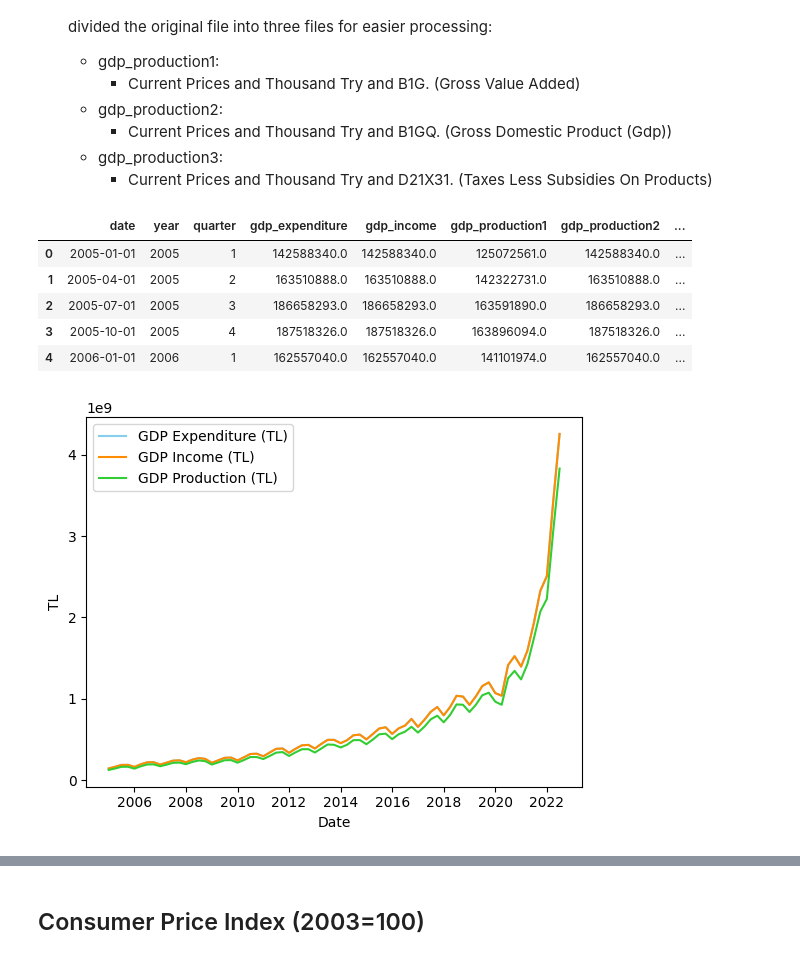
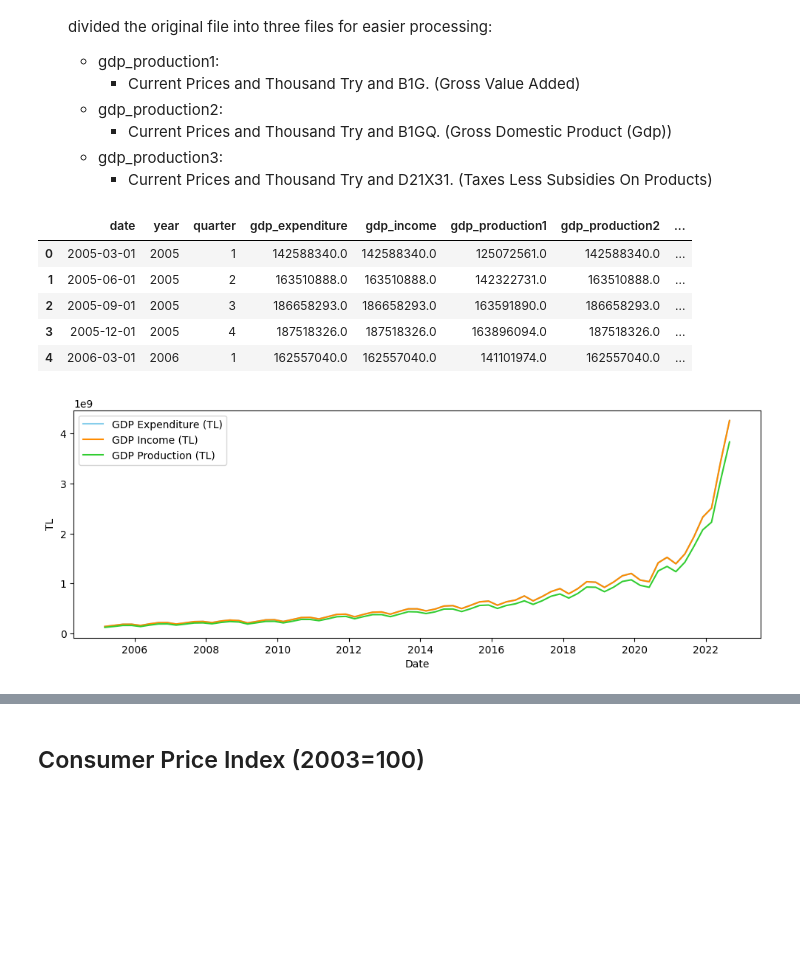
Before and after one commit to Ahmetyasin/CS512-project, a Jupyter notebook: CleaningTuikData.ipynb, the cells around one changed output, grey strips where cells are left out. Drawn from its saved outputs; the diff is of its cells as text; code cells hidden in the pictures; blank space fills up the shorter version.

```diff
--- a/CleaningTuikData.ipynb
+++ b/CleaningTuikData.ipynb
@@ -143,7 +143,7 @@ def clean_gdp_data(read_path, save_path=None, save_data=False, return_data=True)
 
     # Adding date column
     df['day'] = 1
-    df['month'] = df['quarter'].replace({1: 1, 2: 4, 3:7, 4:10})
+    df['month'] = df['quarter'].replace({1: 3, 2: 6, 3:9, 4:12})
     df.insert(0, 'date', pd.to_datetime(df[['year', 'month', 'day']]))
     df = df.drop(columns=['day', 'month'])
 
@@ -188,19 +183,20 @@ df = pd.read_csv('cleaned_data/gdp.csv', parse_dates=['date'])
 # %%
-df.head()
+merged_df.head()
 # %% [output]
 |  | date | year | quarter | gdp_expenditure | gdp_income | gdp_production1 | gdp_production2 | ... |
-| 0 | 2005-01-01 | 2005 | 1 | 142588340.0 | 142588340.0 | 125072561.0 | 142588340.0 | ... |
-| 1 | 2005-04-01 | 2005 | 2 | 163510888.0 | 163510888.0 | 142322731.0 | 163510888.0 | ... |
-| 2 | 2005-07-01 | 2005 | 3 | 186658293.0 | 186658293.0 | 163591890.0 | 186658293.0 | ... |
-| 3 | 2005-10-01 | 2005 | 4 | 187518326.0 | 187518326.0 | 163896094.0 | 187518326.0 | ... |
-| 4 | 2006-01-01 | 2006 | 1 | 162557040.0 | 162557040.0 | 141101974.0 | 162557040.0 | ... |
+| 0 | 2005-03-01 | 2005 | 1 | 142588340.0 | 142588340.0 | 125072561.0 | 142588340.0 | ... |
+| 1 | 2005-06-01 | 2005 | 2 | 163510888.0 | 163510888.0 | 142322731.0 | 163510888.0 | ... |
+| 2 | 2005-09-01 | 2005 | 3 | 186658293.0 | 186658293.0 | 163591890.0 | 186658293.0 | ... |
+| 3 | 2005-12-01 | 2005 | 4 | 187518326.0 | 187518326.0 | 163896094.0 | 187518326.0 | ... |
+| 4 | 2006-03-01 | 2006 | 1 | 162557040.0 | 162557040.0 | 141101974.0 | 162557040.0 | ... |
 # %%
-plt.plot('date', 'gdp_expenditure', data=df, color='skyblue', label='GDP Expenditure (TL)')
-plt.plot('date', 'gdp_income', data=df, color='darkorange', label='GDP Income (TL)')
-plt.plot('date', 'gdp_production1', data=df, color='limegreen', label='GDP Production (TL)')
+plt.figure(figsize=(12, 4))
+plt.plot('date', 'gdp_expenditure', data=merged_df, color='skyblue', label='GDP Expenditure (TL)')
+plt.plot('date', 'gdp_income', data=merged_df, color='darkorange', label='GDP Income (TL)')
+plt.plot('date', 'gdp_production1', data=merged_df, color='limegreen', label='GDP Production (TL)')
 plt.xlabel('Date')
 plt.ylabel('TL')
 plt.legend()
 plt.show()
 # %% [output]
-[figure, old version]
+[figure, new version]
```
Also changed, not shown: parts of 8 cells of this notebook.
